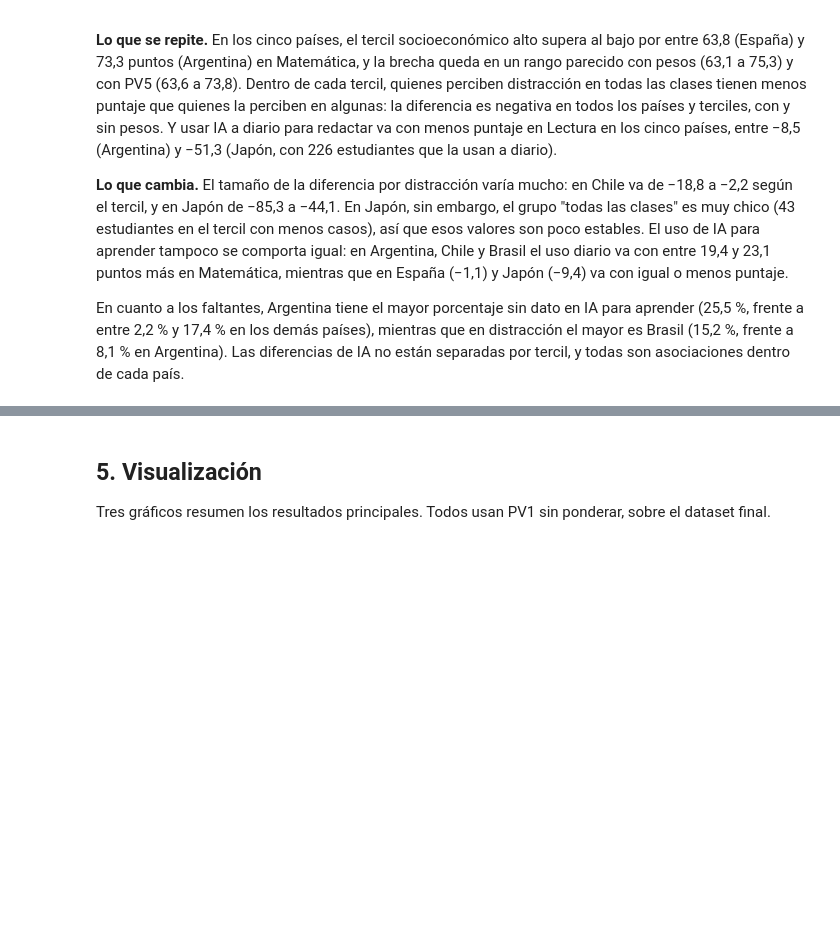
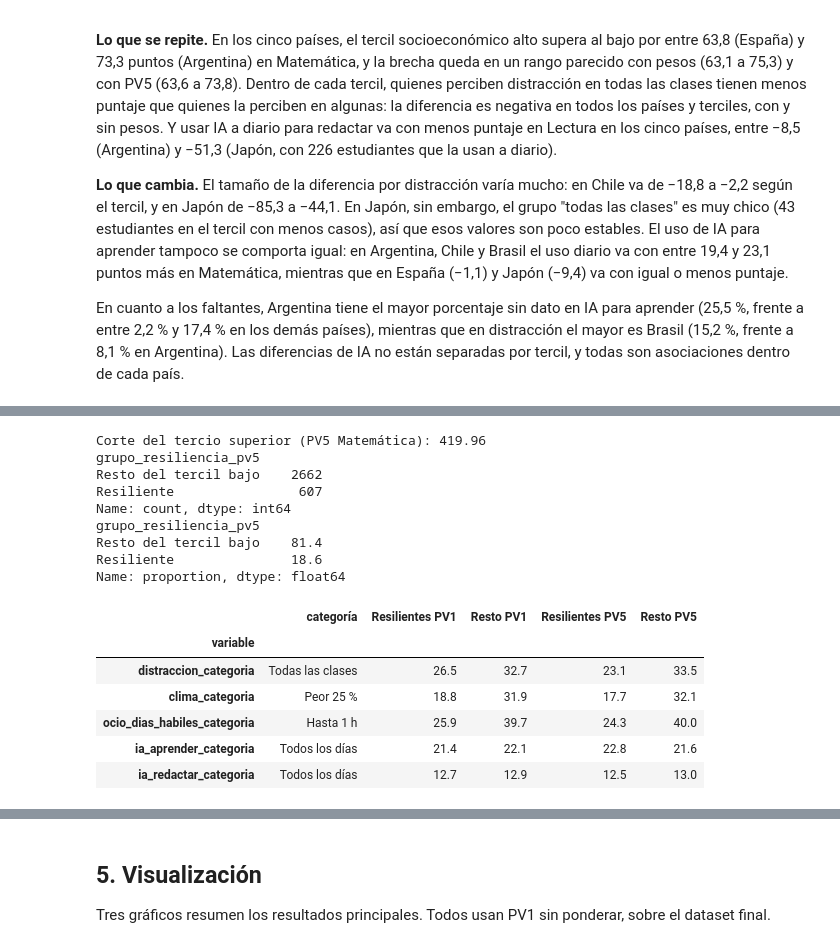
Before and after one commit to ManuelBernardez/PISA-data-analysis, a Jupyter notebook: data_challenge_pisa_argentina.ipynb, the cells around one changed output, grey strips where cells are left out. Cells and saved outputs as stored; diff of their text form; code cells hidden in the pictures; blank space fills up the shorter version.

```diff
--- a/data_challenge_pisa_argentina.ipynb
+++ b/data_challenge_pisa_argentina.ipynb
@@ -1445,0 +1576,15 @@ En cuanto a los faltantes, Argentina tiene el mayor porcentaje sin dato en IA pa
+# %%
+variables_entorno = [
+    ('distraccion_categoria', orden_distraccion),
+    ('clima_categoria', orden_clima),
+    ('ocio_dias_habiles_categoria', orden_ocio),
+    ('ia_aprender_categoria', orden_ia),
+    ('ia_redactar_categoria', orden_ia),
+]
+for columna, orden in variables_entorno:
+    porcentajes = pd.crosstab(bajo['grupo_resiliencia'], bajo[columna], normalize='index').mul(100).round(1)
+    cantidades = pd.crosstab(bajo['grupo_resiliencia'], bajo[columna]).sum(axis=1)
+    print(columna, '(%)')
+    print(porcentajes.loc[orden_resiliencia, orden])
+    print('n:', cantidades.loc[orden_resiliencia].tolist())
+    print()
@@ -1445,0 +1620,45 @@ En cuanto a los faltantes, Argentina tiene el mayor porcentaje sin dato en IA pa
+# %%
+puntajes_pv5 = estudiantes['pv5_matematica'].sort_values()
+corte_superior_pv5 = puntajes_pv5.iloc[2 * n_puntajes // 3]
+print(f'Corte del tercio superior (PV5 Matemática): {corte_superior_pv5:.2f}')
+
+estudiantes.loc[es_bajo, 'grupo_resiliencia_pv5'] = 'Resto del tercil bajo'
+estudiantes.loc[es_bajo & (estudiantes['pv5_matematica'] >= corte_superior_pv5), 'grupo_resiliencia_pv5'] = 'Resiliente'
+bajo = estudiantes[es_bajo]
+print(bajo['grupo_resiliencia_pv5'].value_counts())
+print(bajo['grupo_resiliencia_pv5'].value_counts(normalize=True).mul(100).round(1))
+
+indicadores = [
+    ('distraccion_categoria', 'Todas las clases'),
+    ('clima_categoria', 'Peor 25 %'),
+    ('ocio_dias_habiles_categoria', 'Hasta 1 h'),
+    ('ia_aprender_categoria', 'Todos los días'),
+    ('ia_redactar_categoria', 'Todos los días'),
+]
+filas_robustez = []
+for columna, categoria in indicadores:
+    fila = {'variable': columna, 'categoría': categoria}
+    for grupo, valor_plausible in [('grupo_resiliencia', 'PV1'), ('grupo_resiliencia_pv5', 'PV5')]:
+        porcentajes = pd.crosstab(bajo[grupo], bajo[columna], normalize='index').mul(100).round(1)
+        fila[f'Resilientes {valor_plausible}'] = porcentajes.loc['Resiliente', categoria]
+        fila[f'Resto {valor_plausible}'] = porcentajes.loc['Resto del tercil bajo', categoria]
+    filas_robustez.append(fila)
+
+pd.DataFrame(filas_robustez).set_index('variable')
+# %% [output]
+Corte del tercio superior (PV5 Matemática): 419.96
+grupo_resiliencia_pv5
+Resto del tercil bajo    2662
+Resiliente                607
+Name: count, dtype: int64
+grupo_resiliencia_pv5
+Resto del tercil bajo    81.4
+Resiliente               18.6
+Name: proportion, dtype: float64
+|  | categoría | Resilientes PV1 | Resto PV1 | Resilientes PV5 | Resto PV5 |
+| variable |  |  |  |  |  |
+| distraccion_categoria | Todas las clases | 26.5 | 32.7 | 23.1 | 33.5 |
+| clima_categoria | Peor 25 % | 18.8 | 31.9 | 17.7 | 32.1 |
+| ocio_dias_habiles_categoria | Hasta 1 h | 25.9 | 39.7 | 24.3 | 40.0 |
+| ia_aprender_categoria | Todos los días | 21.4 | 22.1 | 22.8 | 21.6 |
+| ia_redactar_categoria | Todos los días | 12.7 | 12.9 | 12.5 | 13.0 |
```
Also changed, not shown: parts of 22 cells of this notebook.
